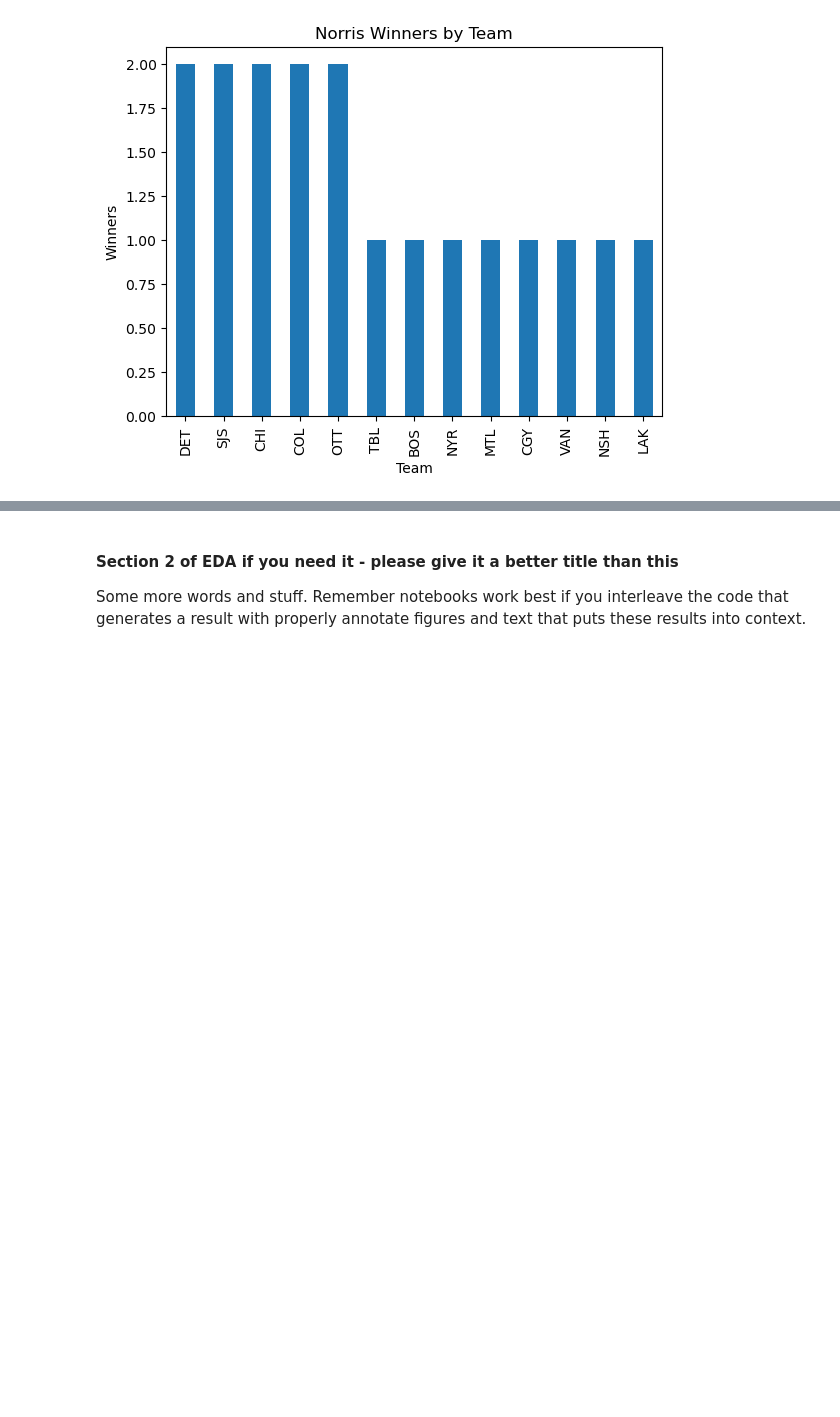
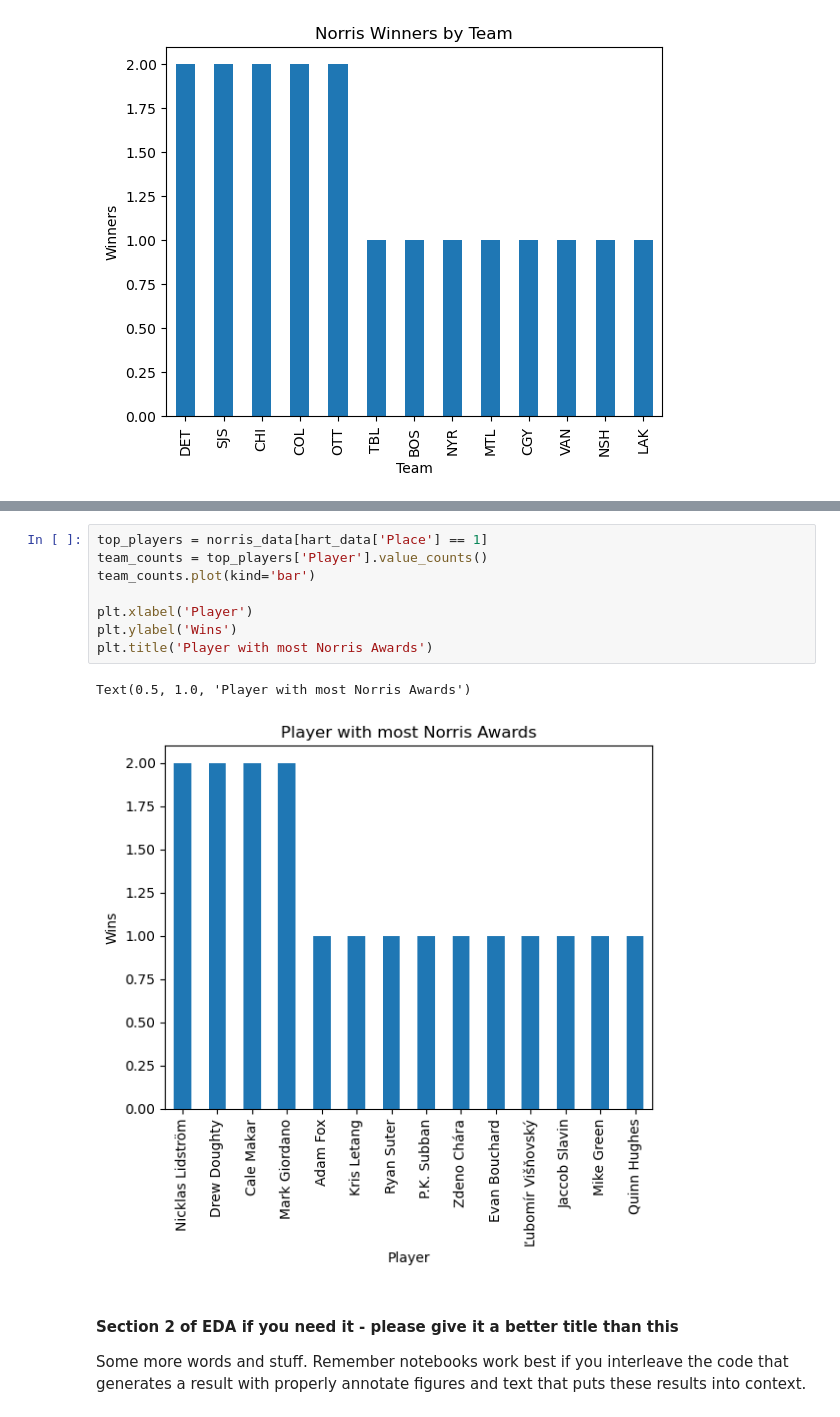
Before and after one commit to COGS108/Group118_WI26, a Jupyter notebook: 02-EDACheckpoint.ipynb, the cells around one changed output, grey strips where cells are left out. Drawn from its saved outputs; the diff is of its cells as text; blank space fills up the shorter version.

```diff
--- a/02-EDACheckpoint.ipynb
+++ b/02-EDACheckpoint.ipynb
@@ -200,3 +222,14 @@ plt.show()
+# %%
+top_players = norris_data[hart_data['Place'] == 1]
+team_counts = top_players['Player'].value_counts()
+team_counts.plot(kind='bar')
+
+plt.xlabel('Player')
+plt.ylabel('Wins')
+plt.title('Player with most Norris Awards')
+# %% [output]
+Text(0.5, 1.0, 'Player with most Norris Awards')
+[figure, added]
 # %% [markdown]
 #### Section 2 of EDA if you need it  - please give it a better title than this
 
```
Also changed, not shown: parts of 2 cells of this notebook.
